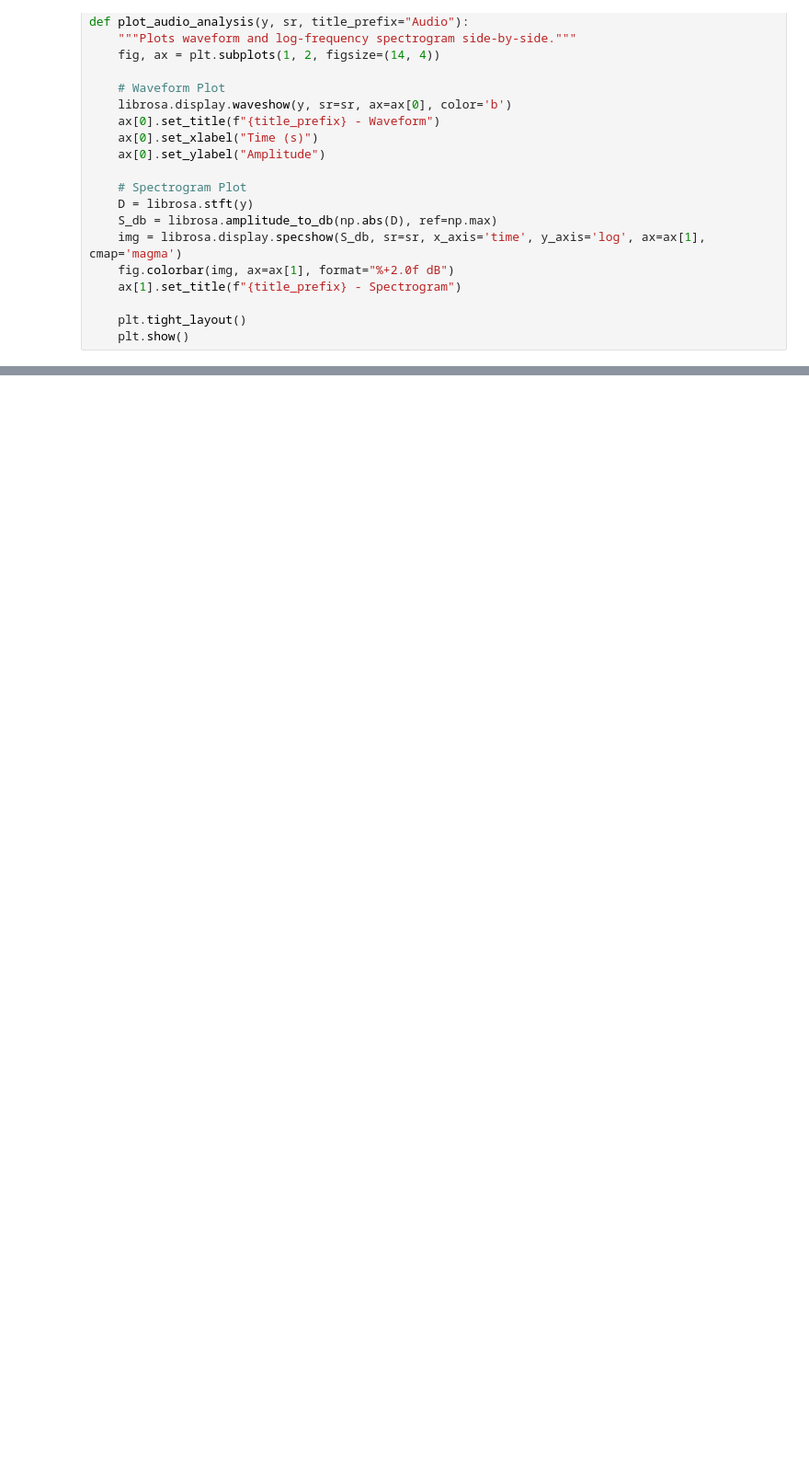
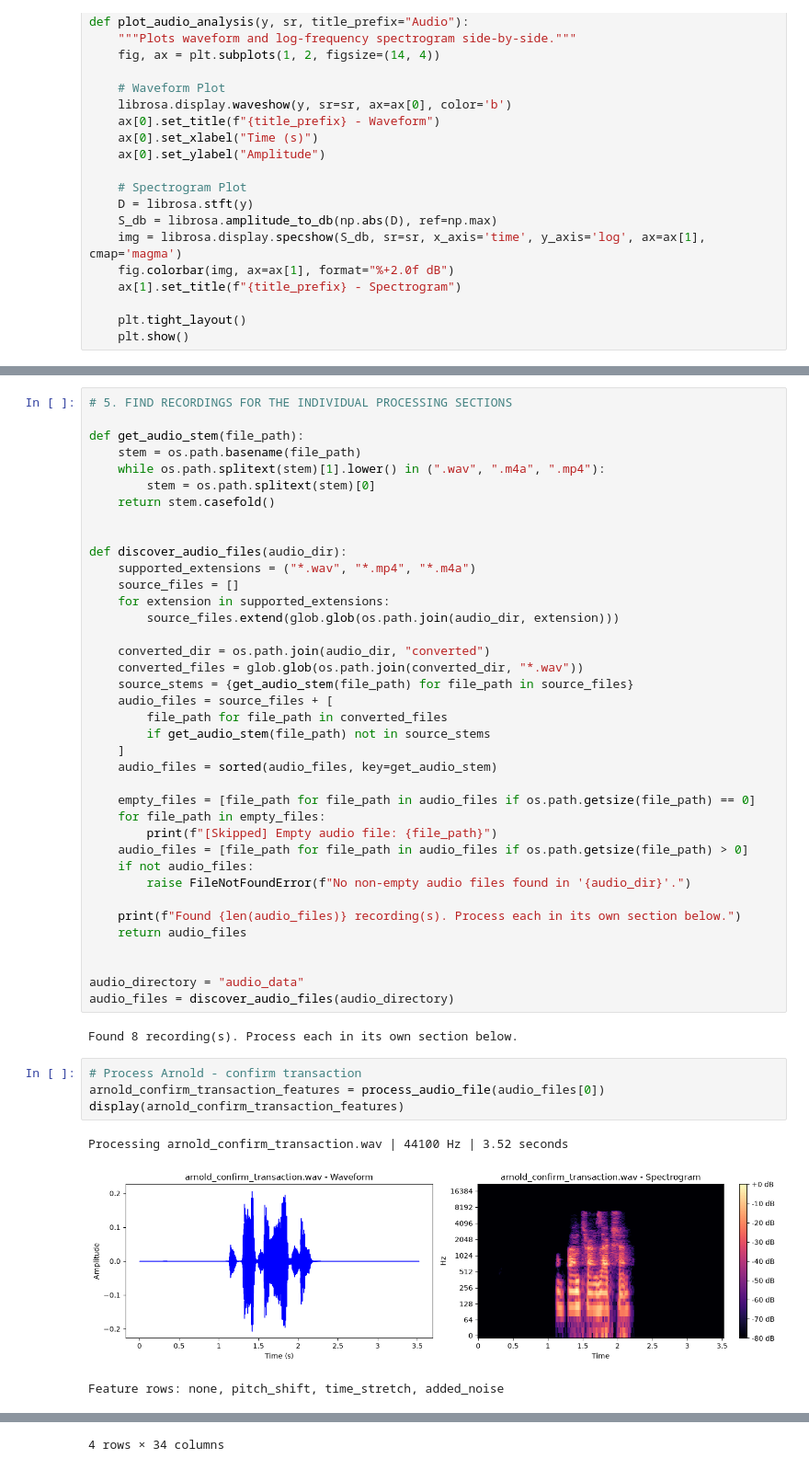
Before and after one commit to M-arnold-tech/Formative-2-Multimodal-Data-Preprocessing-Assignment-G19, a Jupyter notebook: Sound_Data_Collection_and_processing.ipynb, the cells around one changed output, grey strips where cells are left out. Shown at 92% size. Drawn from its saved outputs; the diff is of its cells as text; blank space fills up the shorter version.

```diff
--- a/Sound_Data_Collection_and_processing.ipynb
+++ b/Sound_Data_Collection_and_processing.ipynb
@@ -375,0 +212,48 @@ Found 4 audio file(s) for processing...
+# %%
+# 5. FIND RECORDINGS FOR THE INDIVIDUAL PROCESSING SECTIONS
+
+def get_audio_stem(file_path):
+    stem = os.path.basename(file_path)
+    while os.path.splitext(stem)[1].lower() in (".wav", ".m4a", ".mp4"):
+        stem = os.path.splitext(stem)[0]
+    return stem.casefold()
+
+
+def discover_audio_files(audio_dir):
+    supported_extensions = ("*.wav", "*.mp4", "*.m4a")
+    source_files = []
+    for extension in supported_extensions:
+        source_files.extend(glob.glob(os.path.join(audio_dir, extension)))
+
+    converted_dir = os.path.join(audio_dir, "converted")
+    converted_files = glob.glob(os.path.join(converted_dir, "*.wav"))
+    source_stems = {get_audio_stem(file_path) for file_path in source_files}
+    audio_files = source_files + [
+        file_path for file_path in converted_files
+        if get_audio_stem(file_path) not in source_stems
+    ]
+    audio_files = sorted(audio_files, key=get_audio_stem)
+
+    empty_files = [file_path for file_path in audio_files if os.path.getsize(file_path) == 0]
+    for file_path in empty_files:
+        print(f"[Skipped] Empty audio file: {file_path}")
+    audio_files = [file_path for file_path in audio_files if os.path.getsize(file_path) > 0]
+    if not audio_files:
+        raise FileNotFoundError(f"No non-empty audio files found in '{audio_dir}'.")
+
+    print(f"Found {len(audio_files)} recording(s). Process each in its own section below.")
+    return audio_files
+
+
+audio_directory = "audio_data"
+audio_files = discover_audio_files(audio_directory)
+# %% [output]
+Found 8 recording(s). Process each in its own section below.
+# %%
+# Process Arnold - confirm transaction
+arnold_confirm_transaction_features = process_audio_file(audio_files[0])
+display(arnold_confirm_transaction_features)
+# %% [output]
+Processing arnold_confirm_transaction.wav | 44100 Hz | 3.52 seconds
+[figure, added]
+Feature rows: none, pitch_shift, time_stretch, added_noise
@@ -375,0 +265 @@ Found 4 audio file(s) for processing...
+4 rows × 34 columns
```
Also changed, not shown: parts of 22 cells of this notebook, 5 other files.
